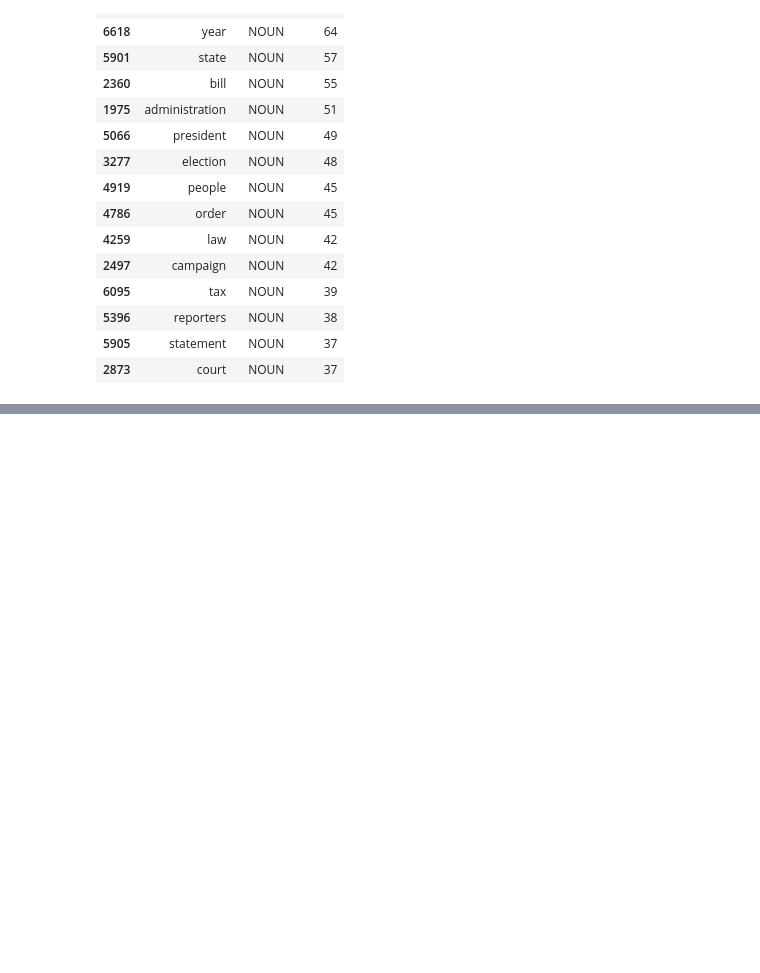
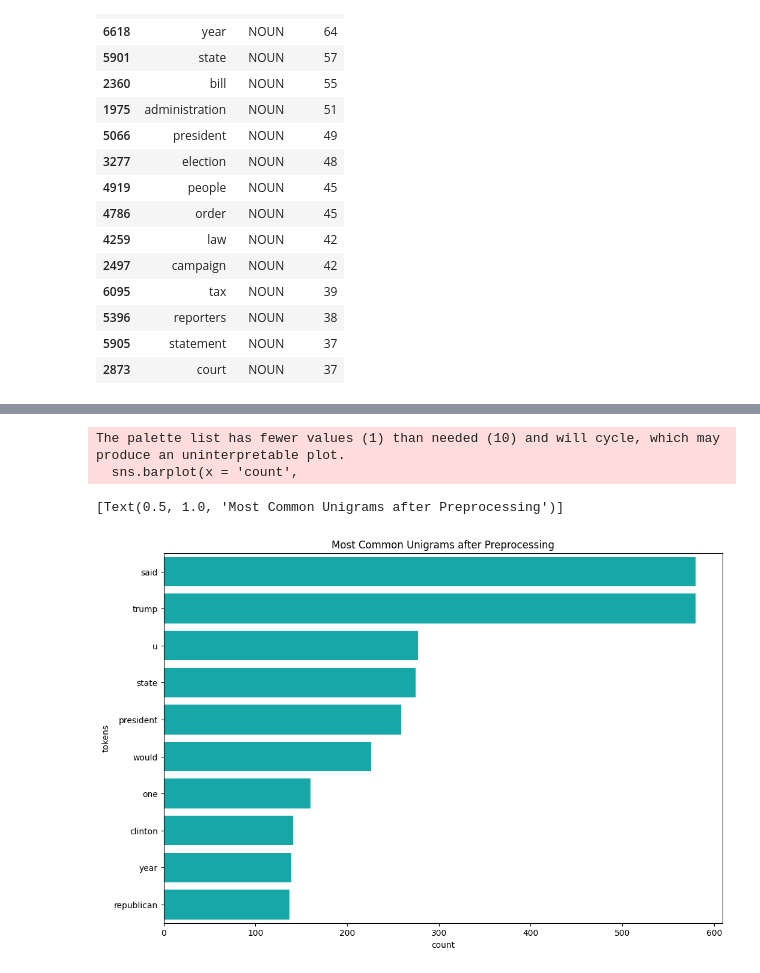
Before and after one commit to akaskumar12/Fake_news_classifier, a Jupyter notebook: main.ipynb, the cells around one changed output, grey strips where cells are left out. Cells and saved outputs as stored; diff of their text form; code cells hidden in the pictures; blank space fills up the shorter version.

```diff
--- a/main.ipynb
+++ b/main.ipynb
@@ -203,0 +303,4 @@ pos_count_fact[pos_count_fact.pos_tag == 'NOUN'][:15]
+# %%
+import nltk
+nltk.download('wordnet', download_dir='nltk_data')
+nltk.data.path.append('./nltk_data')
@@ -203,0 +310,3 @@ pos_count_fact[pos_count_fact.pos_tag == 'NOUN'][:15]
+# %%
+lemmatizer = WordNetLemmatizer()
+data['text_clean'] = data['text_clean'].apply(lambda tokens: [lemmatizer.lemmatize(token) for token in tokens])
@@ -203,0 +322,5 @@ pos_count_fact[pos_count_fact.pos_tag == 'NOUN'][:15]
+# %%
+tokens_clean = sum(data['text_clean'], [])
+# %%
+unigrams = (pd.Series(nltk.ngrams(tokens_clean,1)).value_counts()).reset_index()[:10]
+print(unigrams)
@@ -203,0 +339,14 @@ pos_count_fact[pos_count_fact.pos_tag == 'NOUN'][:15]
+# %%
+unigrams['tokens'] = unigrams['index'].apply(lambda x: x[0])
+sns.barplot(x = 'count',
+            y = 'tokens',
+            data=unigrams,
+            orient='h',
+            palette=[default_plot_color],
+            hue='tokens', legend=False)\
+.set(title="Most Common Unigrams after Preprocessing")
+# %% [output]
+The palette list has fewer values (1) than needed (10) and will cycle, which may produce an uninterpretable plot.
+  sns.barplot(x = 'count',
+[Text(0.5, 1.0, 'Most Common Unigrams after Preprocessing')]
+[figure, added]
```
Also changed, not shown: parts of 42 cells of this notebook, 43 other files.
